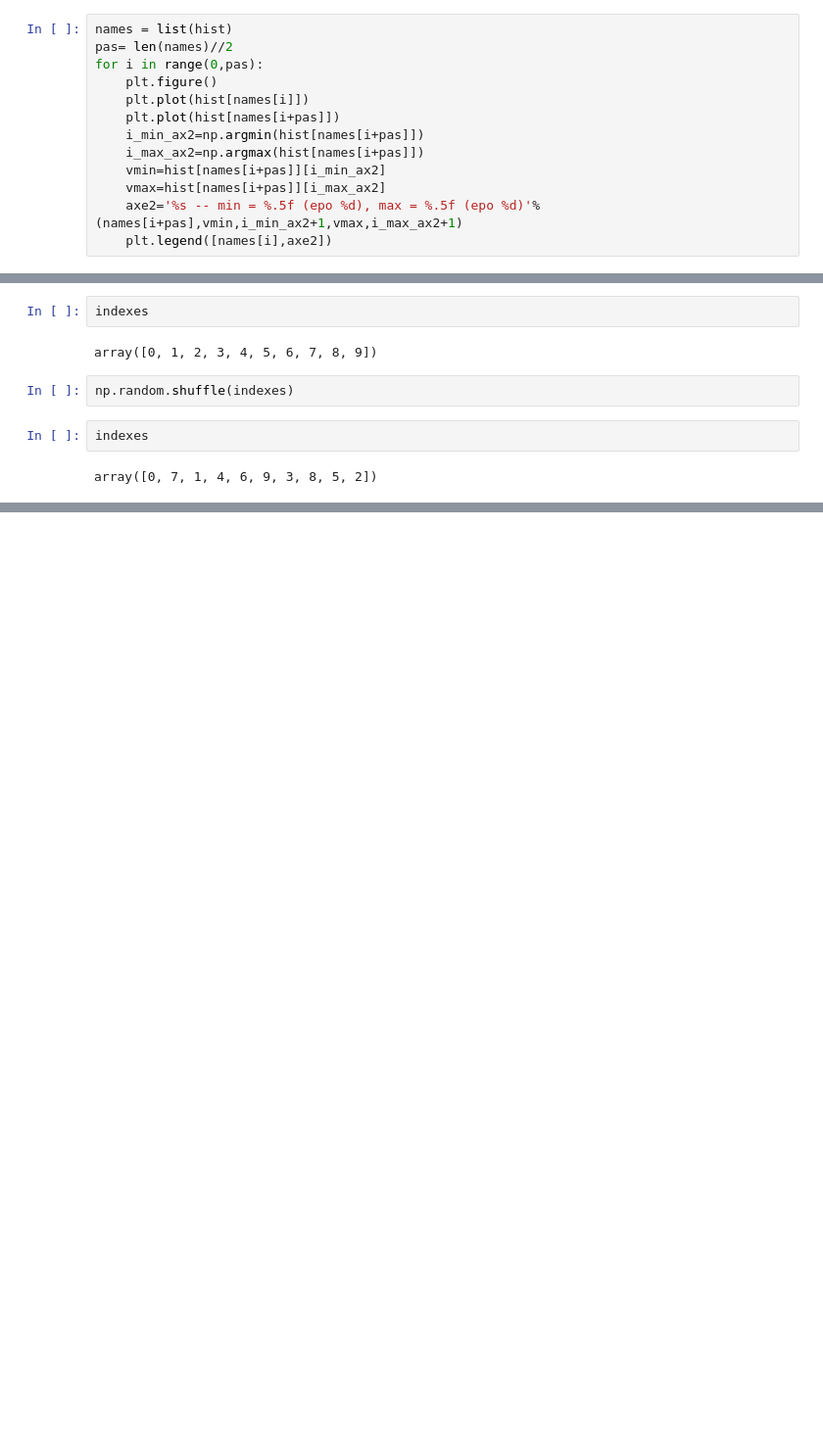
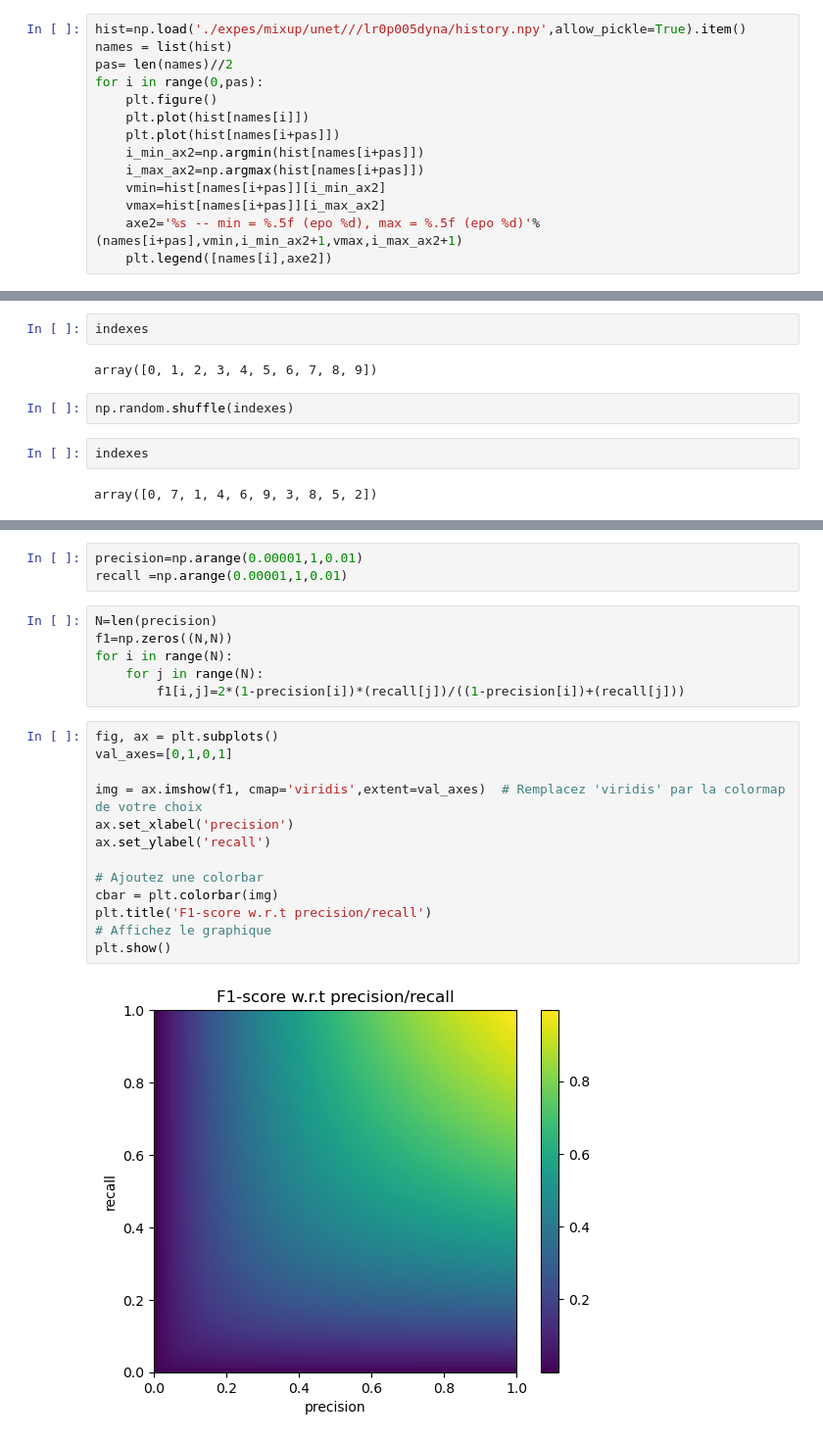
Before and after one commit to thomas7619/landslide, a Jupyter notebook: neural_net.ipynb, the cells around one changed output, grey strips where cells are left out. Shown at 98% size. Drawn from its saved outputs; the diff is of its cells as text; blank space fills up the shorter version.

```diff
--- a/neural_net.ipynb
+++ b/neural_net.ipynb
@@ -87,4 +168,5 @@ val_binary_io_u
 # %%
+hist=np.load('./expes/mixup/unet///lr0p005dyna/history.npy',allow_pickle=True).item()
 names = list(hist)
 pas= len(names)//2
 for i in range(0,pas):
@@ -186,0 +273,24 @@ array([0, 7, 1, 4, 6, 9, 3, 8, 5, 2])
+# %%
+precision=np.arange(0.00001,1,0.01)
+recall =np.arange(0.00001,1,0.01)
+# %%
+N=len(precision)
+f1=np.zeros((N,N))
+for i in range(N):
+    for j in range(N):
+        f1[i,j]=2*(1-precision[i])*(recall[j])/((1-precision[i])+(recall[j]))
+# %%
+fig, ax = plt.subplots()
+val_axes=[0,1,0,1]
+
+img = ax.imshow(f1, cmap='viridis',extent=val_axes)  # Remplacez 'viridis' par la colormap de votre choix
+ax.set_xlabel('precision')
+ax.set_ylabel('recall')
+
+# Ajoutez une colorbar
+cbar = plt.colorbar(img)
+plt.title('F1-score w.r.t precision/recall')
+# Affichez le graphique
+plt.show()
+# %% [output]
+[figure, added]
```
Also changed, not shown: parts of 7 cells of this notebook, 1 other file.
